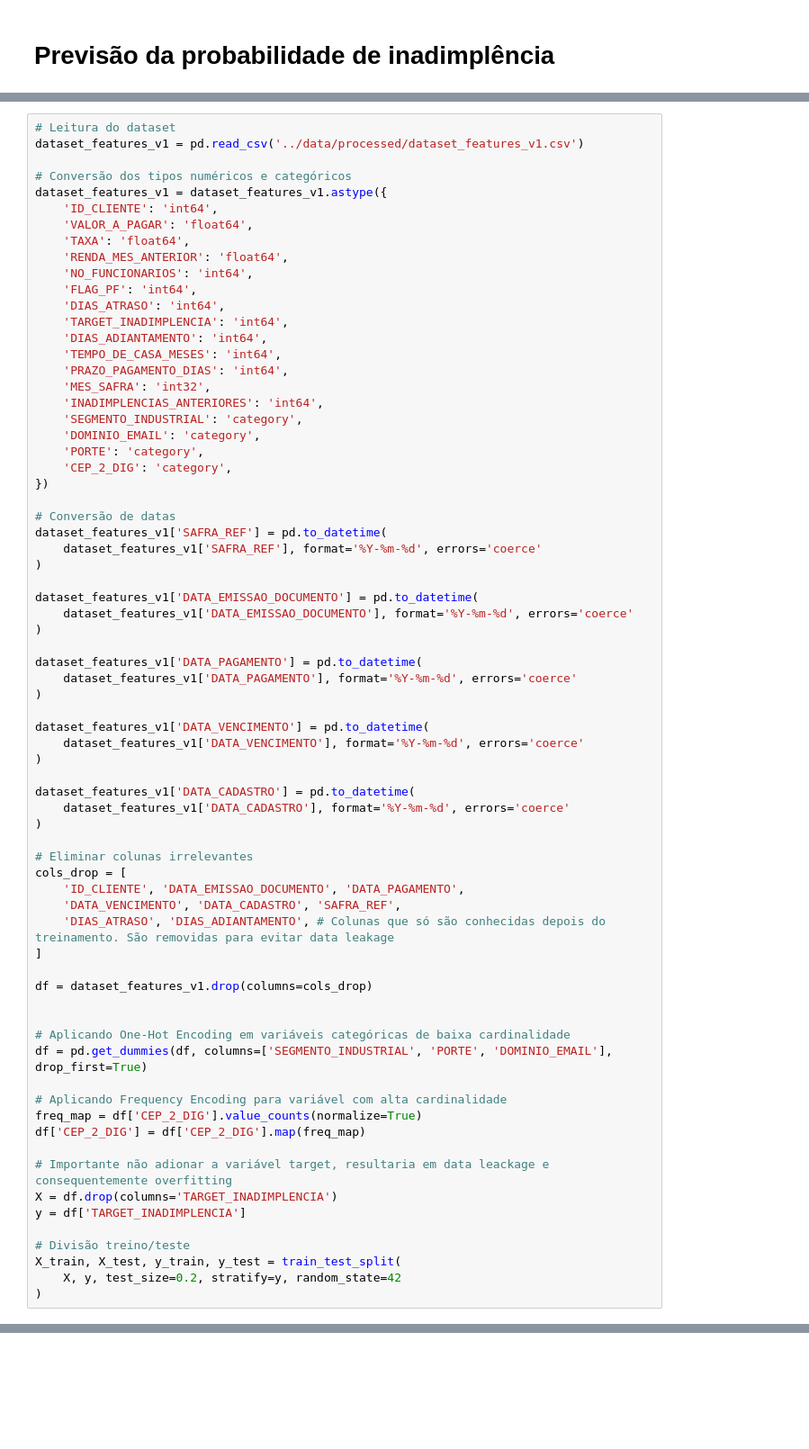
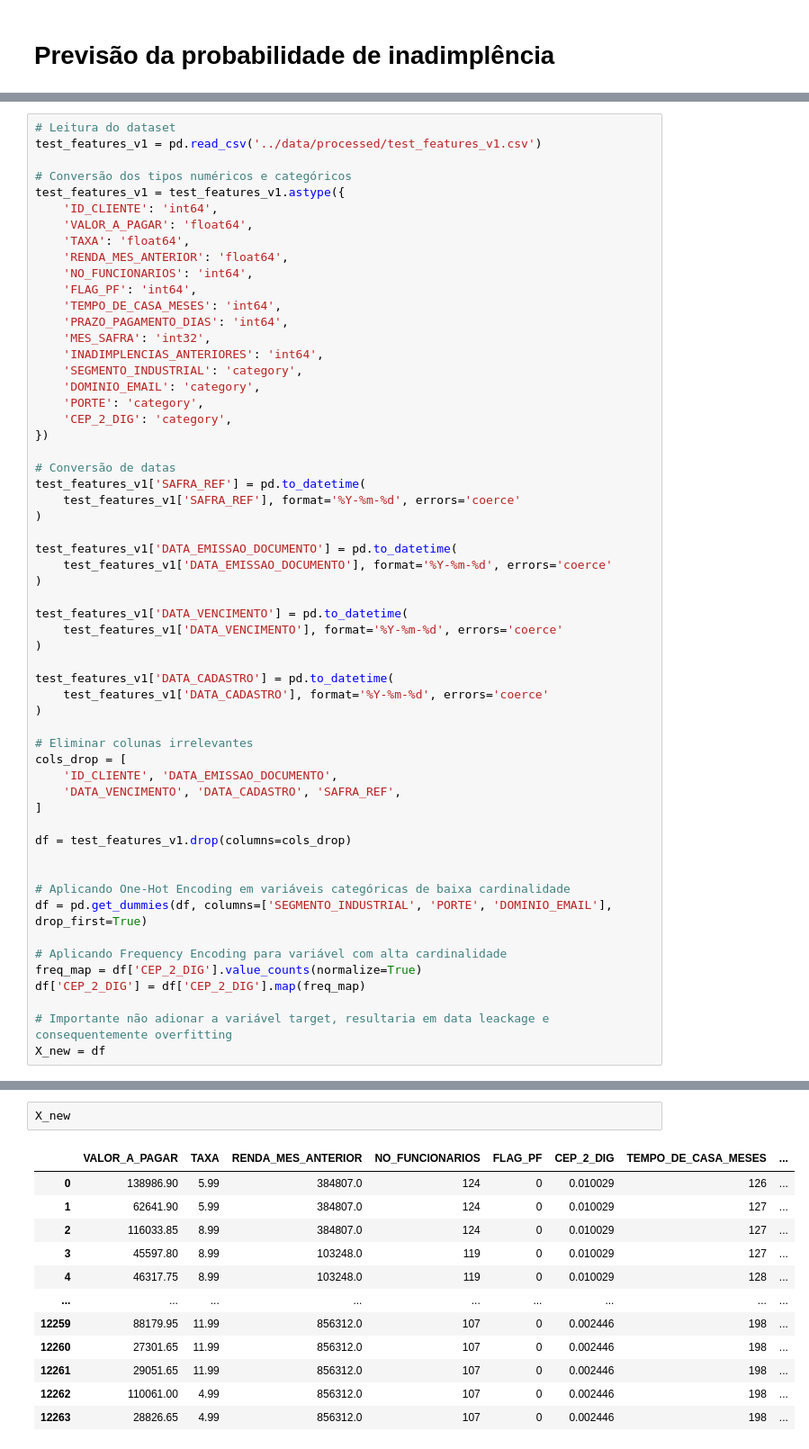
Before and after one commit to mmdes/default-risk-analysis, a Jupyter notebook: notebooks/predict_test_data.ipynb, the cells around one changed output, grey strips where cells are left out. Shown at 90% size. Cells and saved outputs as stored; diff of their text form; blank space fills up the shorter version.

```diff
--- a/notebooks/predict_test_data.ipynb
+++ b/notebooks/predict_test_data.ipynb
@@ -21,18 +14,15 @@ Pré-processamento
 # %%
 # Leitura do dataset
-dataset_features_v1 = pd.read_csv('../data/processed/dataset_features_v1.csv')
+test_features_v1 = pd.read_csv('../data/processed/test_features_v1.csv')
 
 # Conversão dos tipos numéricos e categóricos
-dataset_features_v1 = dataset_features_v1.astype({
+test_features_v1 = test_features_v1.astype({
     'ID_CLIENTE': 'int64',
     'VALOR_A_PAGAR': 'float64',
     'TAXA': 'float64',
     'RENDA_MES_ANTERIOR': 'float64',
     'NO_FUNCIONARIOS': 'int64',
     'FLAG_PF': 'int64',
-    'DIAS_ATRASO': 'int64',
-    'TARGET_INADIMPLENCIA': 'int64',
-    'DIAS_ADIANTAMENTO': 'int64',
     'TEMPO_DE_CASA_MESES': 'int64',
     'PRAZO_PAGAMENTO_DIAS': 'int64',
     'MES_SAFRA': 'int32',
@@ -44,34 +34,29 @@ dataset_features_v1 = dataset_features_v1.astype({
 })
 
 # Conversão de datas
-dataset_features_v1['SAFRA_REF'] = pd.to_datetime(
-    dataset_features_v1['SAFRA_REF'], format='%Y-%m-%d', errors='coerce'
+test_features_v1['SAFRA_REF'] = pd.to_datetime(
+    test_features_v1['SAFRA_REF'], format='%Y-%m-%d', errors='coerce'
 )
 
-dataset_features_v1['DATA_EMISSAO_DOCUMENTO'] = pd.to_datetime(
-    dataset_features_v1['DATA_EMISSAO_DOCUMENTO'], format='%Y-%m-%d', errors='coerce'
+test_features_v1['DATA_EMISSAO_DOCUMENTO'] = pd.to_datetime(
+    test_features_v1['DATA_EMISSAO_DOCUMENTO'], format='%Y-%m-%d', errors='coerce'
 )
 
-dataset_features_v1['DATA_PAGAMENTO'] = pd.to_datetime(
-    dataset_features_v1['DATA_PAGAMENTO'], format='%Y-%m-%d', errors='coerce'
+test_features_v1['DATA_VENCIMENTO'] = pd.to_datetime(
+    test_features_v1['DATA_VENCIMENTO'], format='%Y-%m-%d', errors='coerce'
 )
 
-dataset_features_v1['DATA_VENCIMENTO'] = pd.to_datetime(
-    dataset_features_v1['DATA_VENCIMENTO'], format='%Y-%m-%d', errors='coerce'
-)
-
-dataset_features_v1['DATA_CADASTRO'] = pd.to_datetime(
-    dataset_features_v1['DATA_CADASTRO'], format='%Y-%m-%d', errors='coerce'
+test_features_v1['DATA_CADASTRO'] = pd.to_datetime(
+    test_features_v1['DATA_CADASTRO'], format='%Y-%m-%d', errors='coerce'
 )
 
 # Eliminar colunas irrelevantes
 cols_drop = [
-    'ID_CLIENTE', 'DATA_EMISSAO_DOCUMENTO', 'DATA_PAGAMENTO',
+    'ID_CLIENTE', 'DATA_EMISSAO_DOCUMENTO',
     'DATA_VENCIMENTO', 'DATA_CADASTRO', 'SAFRA_REF',
-    'DIAS_ATRASO', 'DIAS_ADIANTAMENTO', # Colunas que só são conhecidas depois do treinamento. São removidas para evitar data leakage
 ]
 
-df = dataset_features_v1.drop(columns=cols_drop)
+df = test_features_v1.drop(columns=cols_drop)
 
 
 # Aplicando One-Hot Encoding em variáveis categóricas de baixa cardinalidade
@@ -82,10 +67,4 @@ freq_map = df['CEP_2_DIG'].value_counts(normalize=True)
 df['CEP_2_DIG'] = df['CEP_2_DIG'].map(freq_map)
 
 # Importante não adionar a variável target, resultaria em data leackage e consequentemente overfitting
-X = df.drop(columns='TARGET_INADIMPLENCIA')
-y = df['TARGET_INADIMPLENCIA']
-
-# Divisão treino/teste
-X_train, X_test, y_train, y_test = train_test_split(
-    X, y, test_size=0.2, stratify=y, random_state=42
-)
+X_new = df
@@ -141,0 +71,15 @@ print(objeto)
+# %%
+X_new
+# %% [output]
+|  | VALOR_A_PAGAR | TAXA | RENDA_MES_ANTERIOR | NO_FUNCIONARIOS | FLAG_PF | CEP_2_DIG | TEMPO_DE_CASA_MESES | ... |
+| 0 | 138986.90 | 5.99 | 384807.0 | 124 | 0 | 0.010029 | 126 | ... |
+| 1 | 62641.90 | 5.99 | 384807.0 | 124 | 0 | 0.010029 | 127 | ... |
+| 2 | 116033.85 | 8.99 | 384807.0 | 124 | 0 | 0.010029 | 127 | ... |
+| 3 | 45597.80 | 8.99 | 103248.0 | 119 | 0 | 0.010029 | 127 | ... |
+| 4 | 46317.75 | 8.99 | 103248.0 | 119 | 0 | 0.010029 | 128 | ... |
+| ... | ... | ... | ... | ... | ... | ... | ... | ... |
+| 12259 | 88179.95 | 11.99 | 856312.0 | 107 | 0 | 0.002446 | 198 | ... |
+| 12260 | 27301.65 | 11.99 | 856312.0 | 107 | 0 | 0.002446 | 198 | ... |
+| 12261 | 29051.65 | 11.99 | 856312.0 | 107 | 0 | 0.002446 | 198 | ... |
+| 12262 | 110061.00 | 4.99 | 856312.0 | 107 | 0 | 0.002446 | 198 | ... |
+| 12263 | 28826.65 | 4.99 | 856312.0 | 107 | 0 | 0.002446 | 198 | ... |
```
Also changed, not shown: parts of 29 cells of this notebook, 3 other files.
